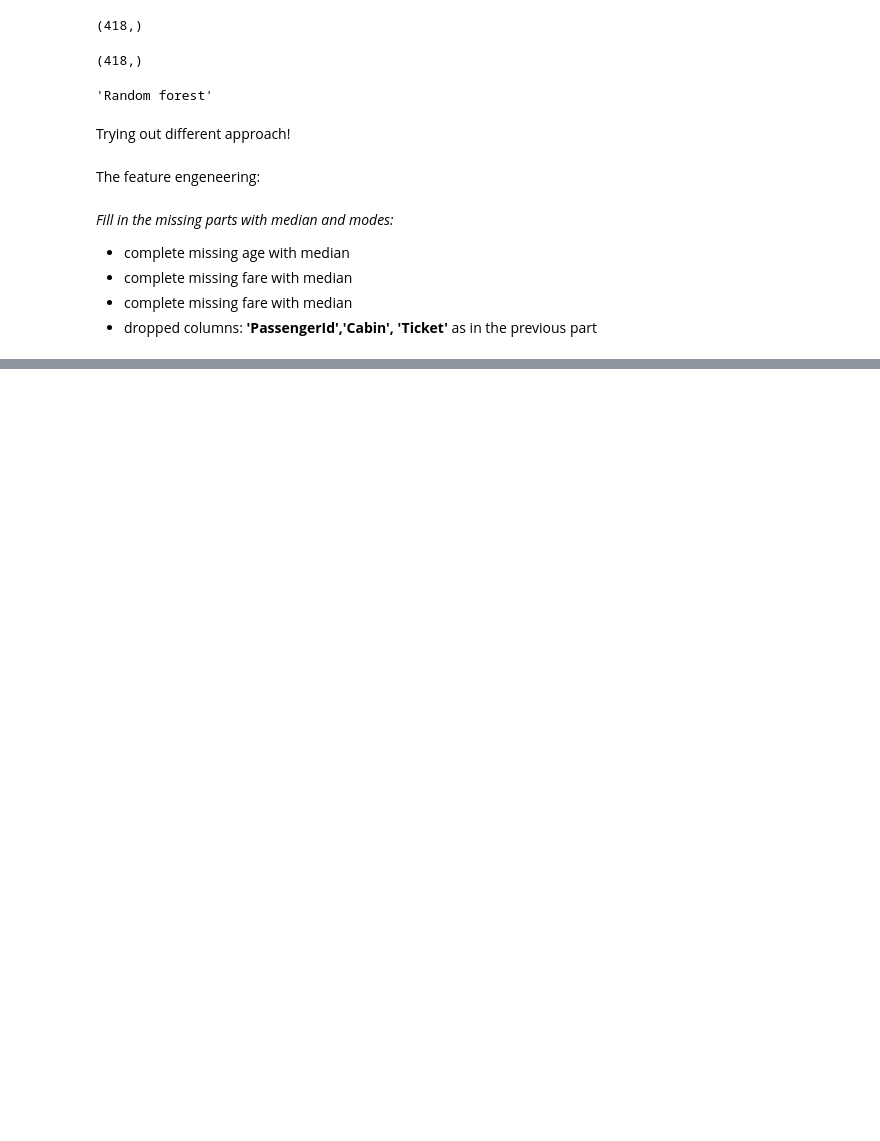
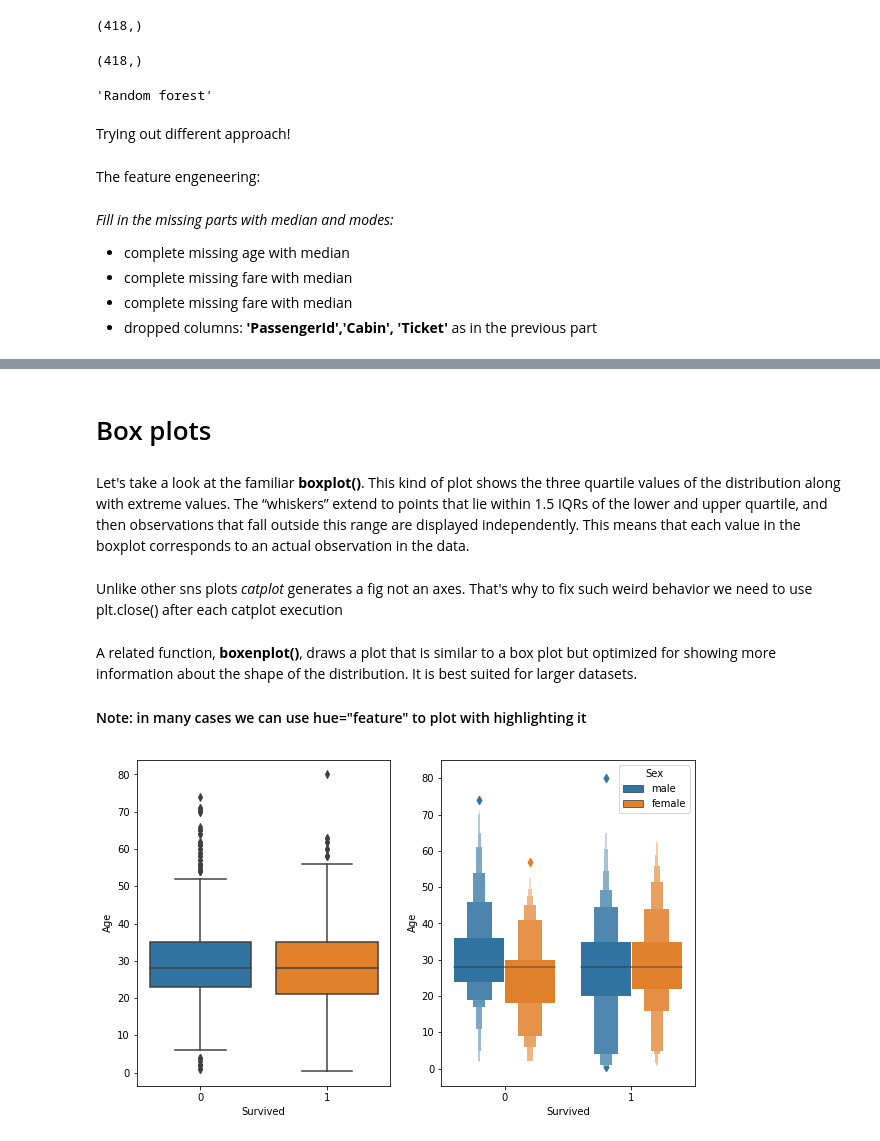
Before and after one commit to pandorica-opens/Machine-Learning, a Jupyter notebook: titanic/Titanic.ipynb, the cells around one changed output, grey strips where cells are left out. Saved outputs shown, nothing was run; the diff lists cells and outputs as text; code cells hidden in the pictures; blank space fills up the shorter version.

```diff
--- a/titanic/Titanic.ipynb
+++ b/titanic/Titanic.ipynb
@@ -246,0 +158,19 @@ MLA = [
+# %% [markdown]
+# Box plots
+# %% [markdown]
+Let's take a look at the familiar **boxplot()**. This kind of plot shows the three quartile values of the distribution along with extreme values. The “whiskers” extend to points that lie within 1.5 IQRs of the lower and upper quartile, and then observations that fall outside this range are displayed independently. This means that each value in the boxplot corresponds to an actual observation in the data.
+# %% [markdown]
+Unlike other sns plots *catplot* generates a fig not an axes. That's why to fix such weird behavior we need to use plt.close() after each catplot execution
+# %% [markdown]
+A related function, **boxenplot()**, draws a plot that is similar to a box plot but optimized for showing more information about the shape of the distribution. It is best suited for larger datasets.
+#### Note: in many cases we can use hue="feature" to plot with highlighting it
+# %%
+fig, saxis = plt.subplots(1, 2, figsize=(10,6))
+### box plot
+sns.catplot(x = 'Survived', y ="Age" ,  data=input_dataframe, kind="box", ax = saxis[0]);
+plt.close()
+### boxenplot
+sns.catplot(x = 'Survived', y ="Age", hue="Sex",  data=input_dataframe, kind="boxen",ax = saxis[1]);
+plt.close()
+# %% [output]
+[figure, added]
```
Also changed, not shown: parts of 26 cells of this notebook.
